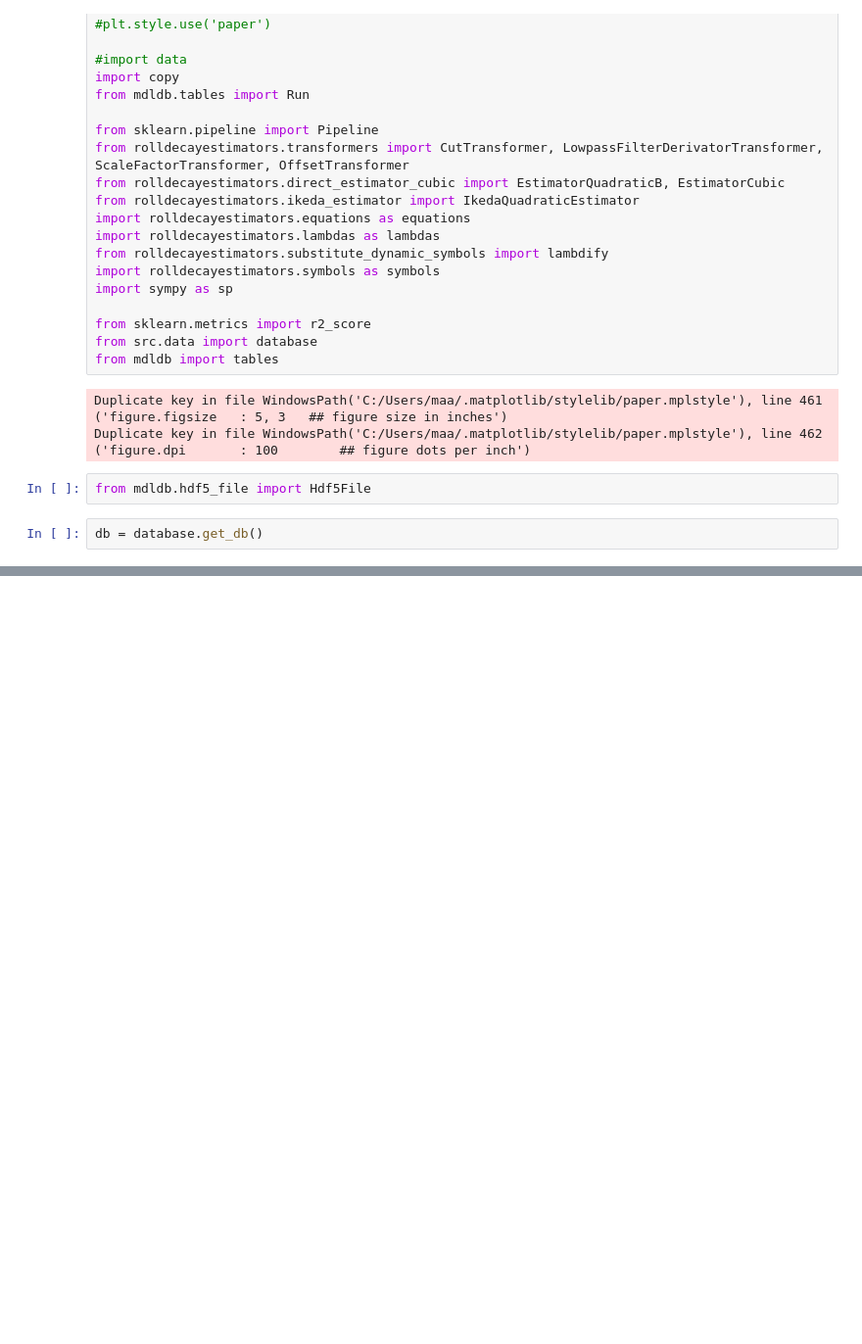
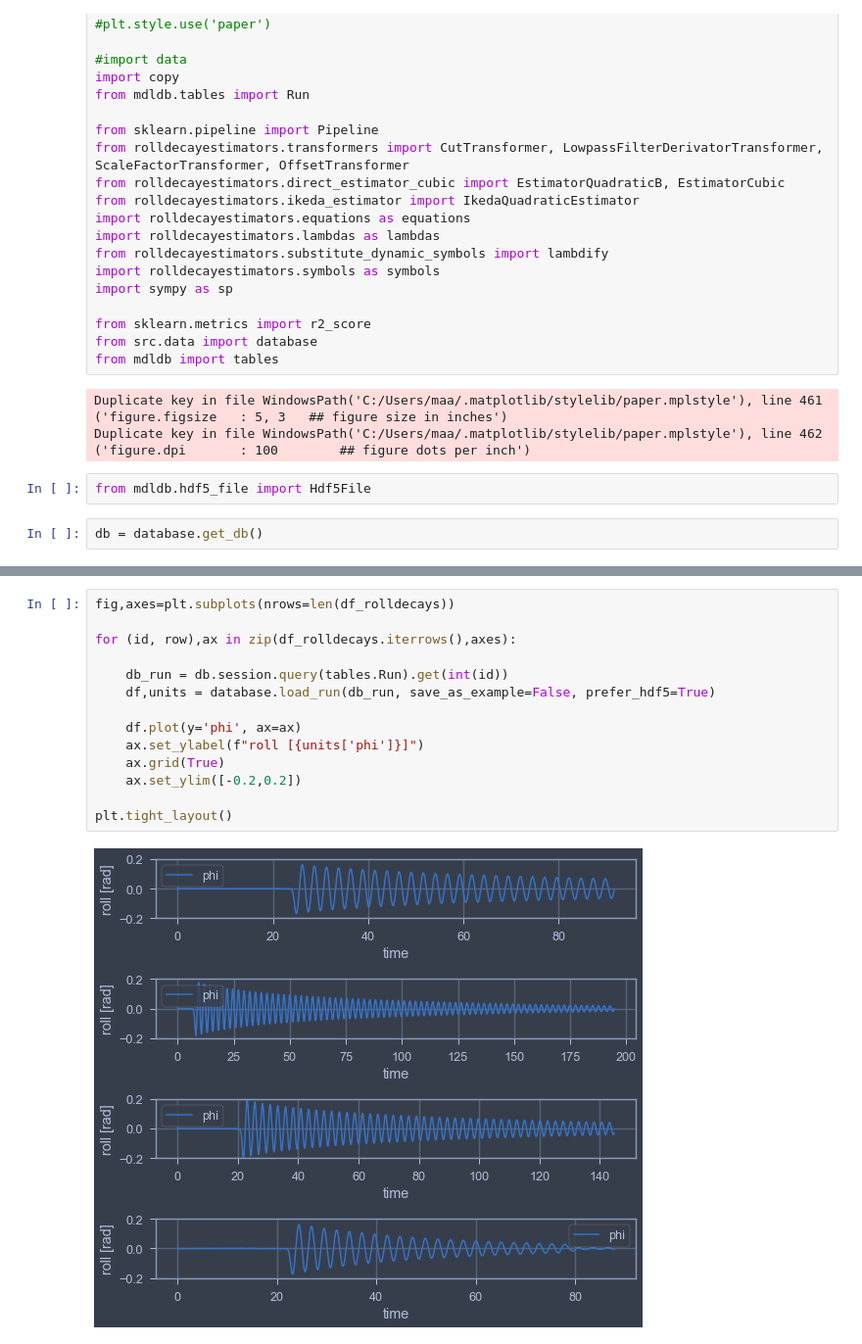
Before and after one commit to martinlarsalbert/Prediction-of-roll-motion-using-fully-nonlinear-potential-flow-and-Ikedas-method, a Jupyter notebook: notebooks/01.1_select_suitable_MDL_test.ipynb, the cells around one changed output, grey strips where cells are left out. Shown at 98% size. Saved outputs shown, nothing was run; the diff lists cells and outputs as text; blank space fills up the shorter version.

```diff
--- a/notebooks/01.1_select_suitable_MDL_test.ipynb
+++ b/notebooks/01.1_select_suitable_MDL_test.ipynb
@@ -99,3 +94,19 @@ df,units = database.load_run(db_run, save_as_example=False, prefer_hdf5=True)
+# %%
+fig,axes=plt.subplots(nrows=len(df_rolldecays))
+
+for (id, row),ax in zip(df_rolldecays.iterrows(),axes):
+
+    db_run = db.session.query(tables.Run).get(int(id))
+    df,units = database.load_run(db_run, save_as_example=False, prefer_hdf5=True)
+
+    df.plot(y='phi', ax=ax)
+    ax.set_ylabel(f"roll [{units['phi']}]")
+    ax.grid(True)
+    ax.set_ylim([-0.2,0.2])
+
+plt.tight_layout()
+# %% [output]
+[figure, added]
 # %%
 df.head()
 # %% [output]
```
Also changed, not shown: parts of 6 cells of this notebook.
